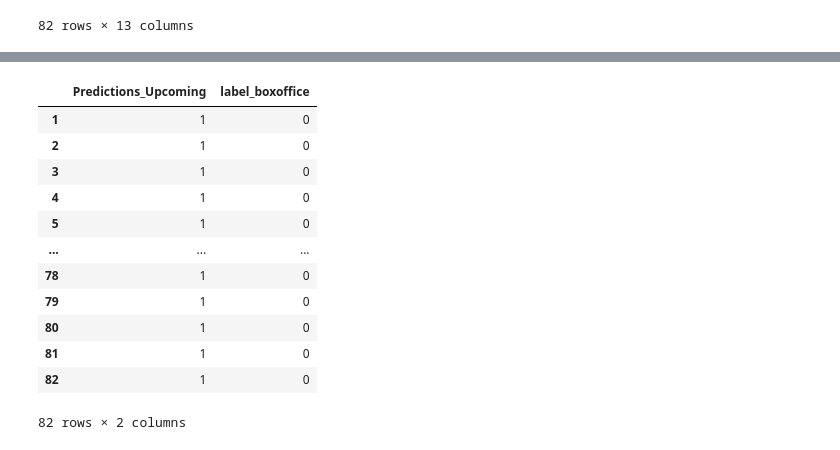
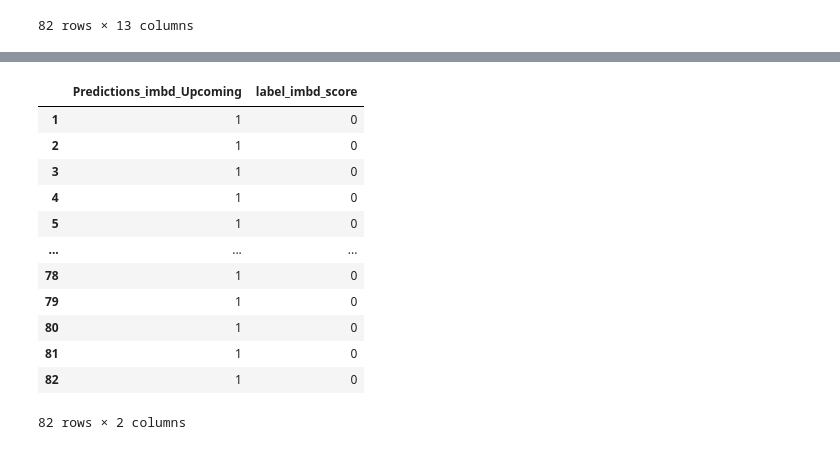
Before and after one commit to mgiandello/Project_4, a Jupyter notebook: Machine Learning Logistic Regression-IMDB-Score-For-Heroku.ipynb, the cells around one changed output, grey strips where cells are left out. Saved outputs shown, nothing was run; the diff lists cells and outputs as text; code cells hidden in the pictures.

Commit message:
Add Heroku final table and clean folders

```diff
--- a/Machine Learning Logistic Regression-IMDB-Score-For-Heroku.ipynb
+++ b/Machine Learning Logistic Regression-IMDB-Score-For-Heroku.ipynb
@@ -488,8 +458,8 @@ movies_test_df2
 | 82 | 82 | Babylon | 0 | 0 | 0.0 | 0.0 | 0.0 | Damien Chazelle | Damien Chazelle | ... |
 82 rows × 13 columns
 # %%
-y1 = movies_test_df2['label_boxoffice'].astype('int')
-X1 = movies_test_df2.drop(['label_boxoffice', 'box_office'], axis = 1)
+y1 = movies_test_df2['label_imbd_score'].astype('int')
+X1 = movies_test_df2.drop(['label_imbd_score', 'imdb_rating'], axis = 1)
 # %%
 X1.info()
 # %% [output]
@@ -557,11 +529,11 @@ X1
 | 82 | 82 | 7 | 0 | 0 | 0.0 | 0.0 | 9 | 6 | 34 | ... |
 82 rows × 11 columns
 # %%
-y_pred_up = pd.DataFrame(classifier.predict(X1), index=X1.index, columns=['Predictions_Upcoming'])
+y_pred_up = pd.DataFrame(classifier.predict(X1), index=X1.index, columns=['Predictions_imbd_Upcoming'])
 y_pred_up2 = y_pred_up.merge(y1, how='outer', left_index=True, right_index=True)
 y_pred_up2
 # %% [output]
-|  | Predictions_Upcoming | label_boxoffice |
+|  | Predictions_imbd_Upcoming | label_imbd_score |
 | 1 | 1 | 0 |
 | 2 | 1 | 0 |
 | 3 | 1 | 0 |
```
Also changed, not shown: parts of 10 cells of this notebook, 17 other files.
